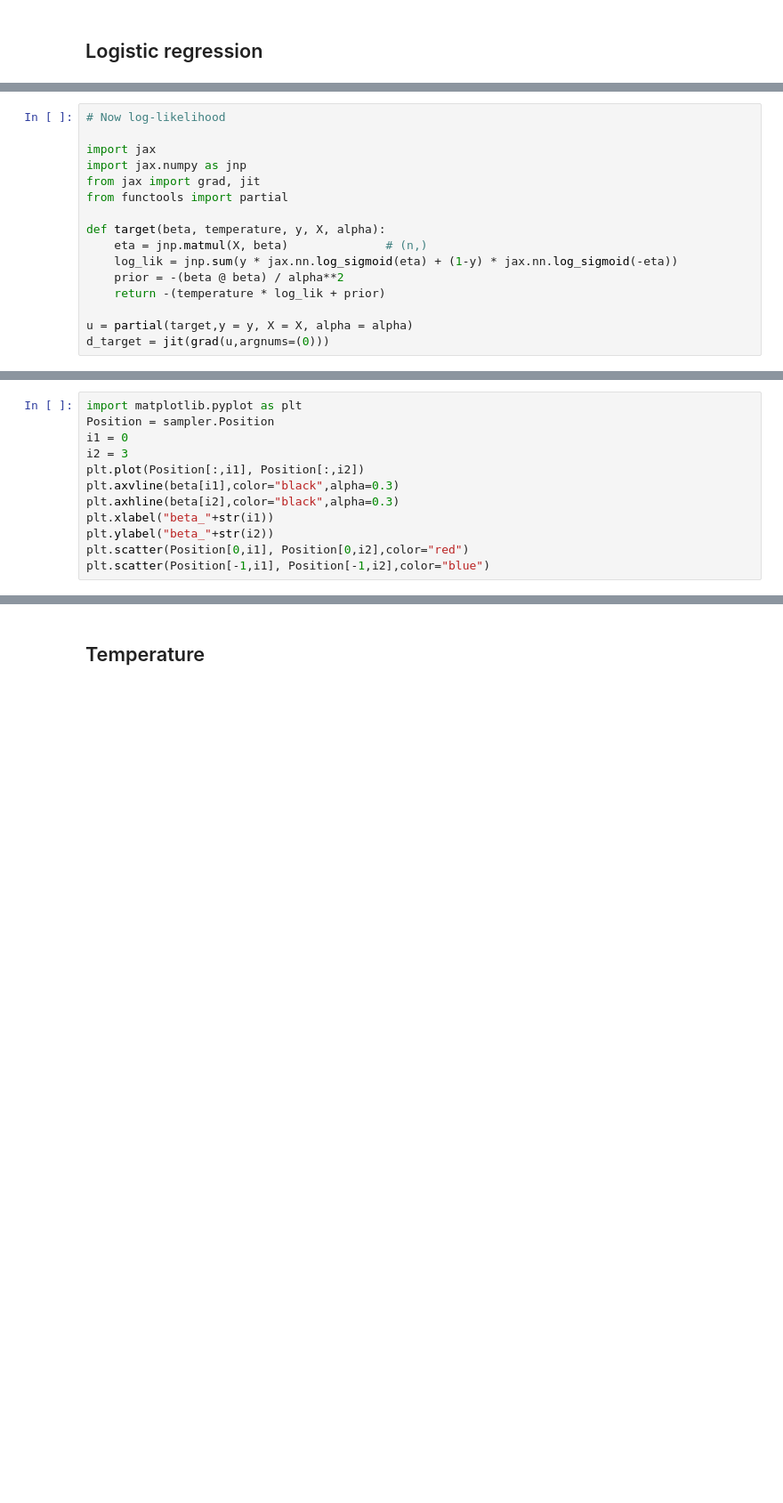
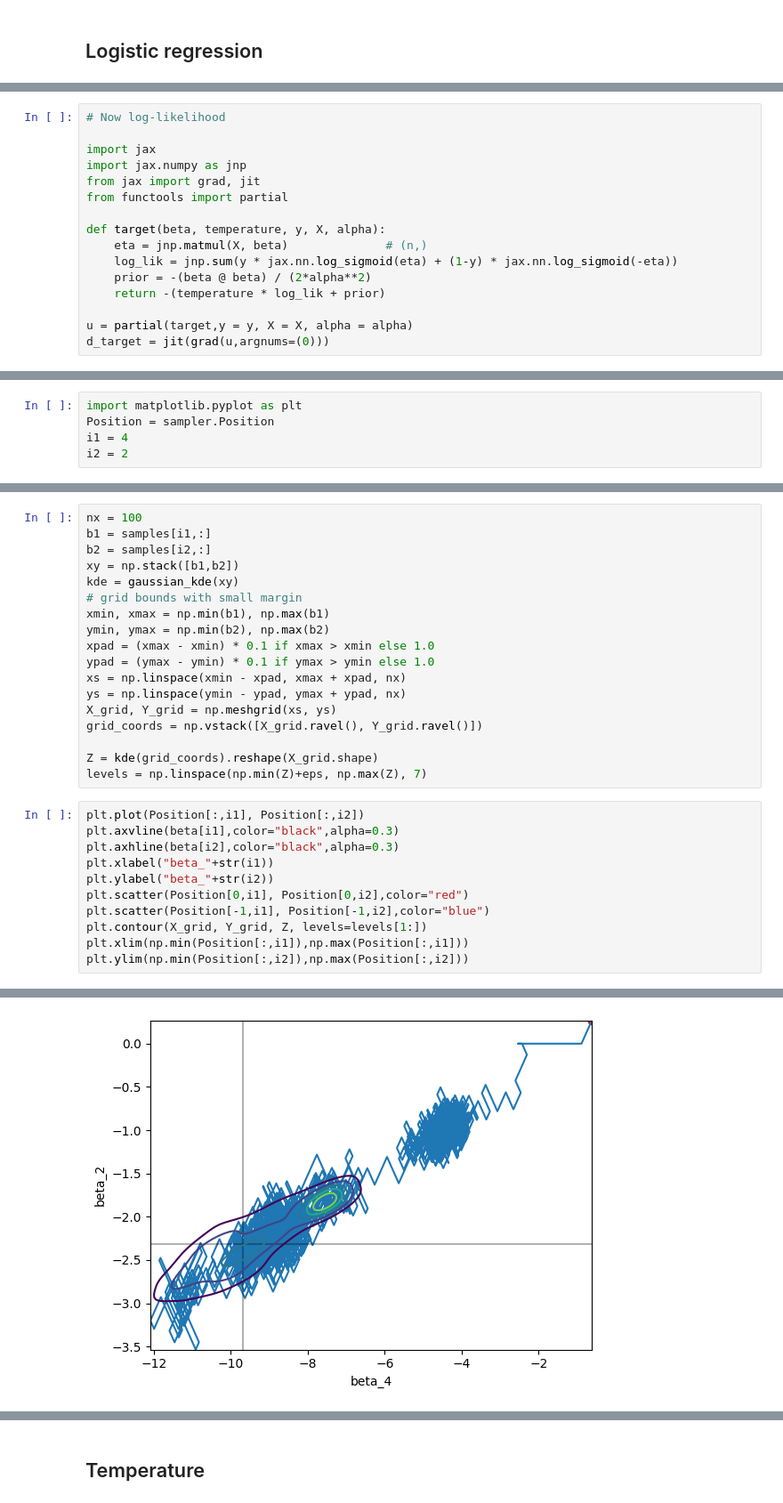
Before and after one commit to ltronneb/sticky_bnns, a Jupyter notebook: notebooks/newsamplers.ipynb, the cells around one changed output, grey strips where cells are left out. Shown at 89% size. Drawn from its saved outputs; the diff is of its cells as text; blank space fills up the shorter version.

```diff
--- a/notebooks/newsamplers.ipynb
+++ b/notebooks/newsamplers.ipynb
@@ -201,7 +303,7 @@ from functools import partial
 def target(beta, temperature, y, X, alpha):
     eta = jnp.matmul(X, beta)              # (n,)
     log_lik = jnp.sum(y * jax.nn.log_sigmoid(eta) + (1-y) * jax.nn.log_sigmoid(-eta))
-    prior = -(beta @ beta) / alpha**2
+    prior = -(beta @ beta) / (2*alpha**2)
     return -(temperature * log_lik + prior)
 
 u = partial(target,y = y, X = X, alpha = alpha)
@@ -221,12 +333,5 @@ KeyboardInterrupt:
 # %%
 import matplotlib.pyplot as plt
 Position = sampler.Position
-i1 = 0
-i2 = 3
-plt.plot(Position[:,i1], Position[:,i2])
-plt.axvline(beta[i1],color="black",alpha=0.3)
-plt.axhline(beta[i2],color="black",alpha=0.3)
-plt.xlabel("beta_"+str(i1))
-plt.ylabel("beta_"+str(i2))
-plt.scatter(Position[0,i1], Position[0,i2],color="red")
-plt.scatter(Position[-1,i1], Position[-1,i2],color="blue")
+i1 = 4
+i2 = 2
@@ -235,0 +338,30 @@ plt.scatter(Position[-1,i1], Position[-1,i2],color="blue")
+# %%
+nx = 100
+b1 = samples[i1,:]
+b2 = samples[i2,:]
+xy = np.stack([b1,b2])
+kde = gaussian_kde(xy)
+# grid bounds with small margin
+xmin, xmax = np.min(b1), np.max(b1)
+ymin, ymax = np.min(b2), np.max(b2)
+xpad = (xmax - xmin) * 0.1 if xmax > xmin else 1.0
+ypad = (ymax - ymin) * 0.1 if ymax > ymin else 1.0
+xs = np.linspace(xmin - xpad, xmax + xpad, nx)
+ys = np.linspace(ymin - ypad, ymax + ypad, nx)
+X_grid, Y_grid = np.meshgrid(xs, ys)
+grid_coords = np.vstack([X_grid.ravel(), Y_grid.ravel()])
+
+Z = kde(grid_coords).reshape(X_grid.shape)
+levels = np.linspace(np.min(Z)+eps, np.max(Z), 7)
+# %%
+plt.plot(Position[:,i1], Position[:,i2])
+plt.axvline(beta[i1],color="black",alpha=0.3)
+plt.axhline(beta[i2],color="black",alpha=0.3)
+plt.xlabel("beta_"+str(i1))
+plt.ylabel("beta_"+str(i2))
+plt.scatter(Position[0,i1], Position[0,i2],color="red")
+plt.scatter(Position[-1,i1], Position[-1,i2],color="blue")
+plt.contour(X_grid, Y_grid, Z, levels=levels[1:])
+plt.xlim(np.min(Position[:,i1]),np.max(Position[:,i1]))
+plt.ylim(np.min(Position[:,i2]),np.max(Position[:,i2]))
+# %% [output]
@@ -236 +369,2 @@ plt.scatter(Position[-1,i1], Position[-1,i2],color="blue")
+[figure, added]
 # %%
```
Also changed, not shown: parts of 18 cells of this notebook, 2 other files.
